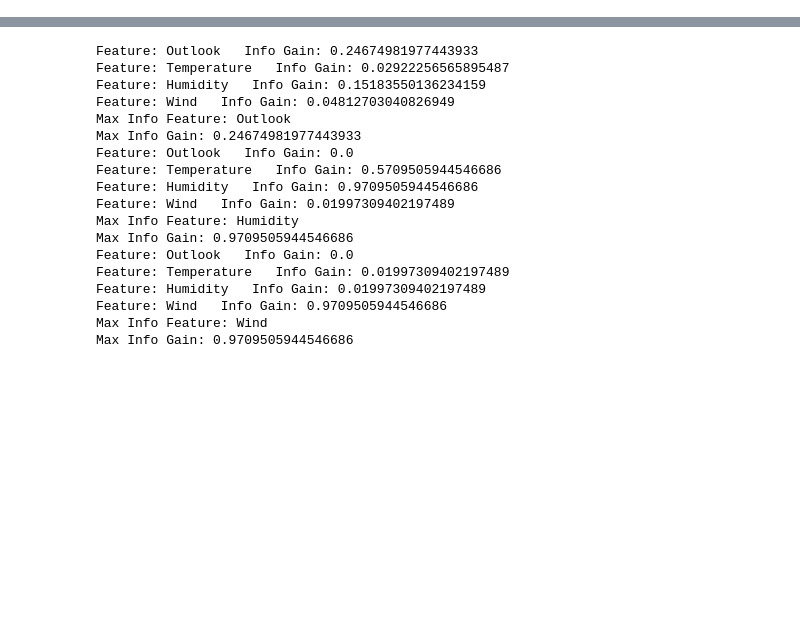
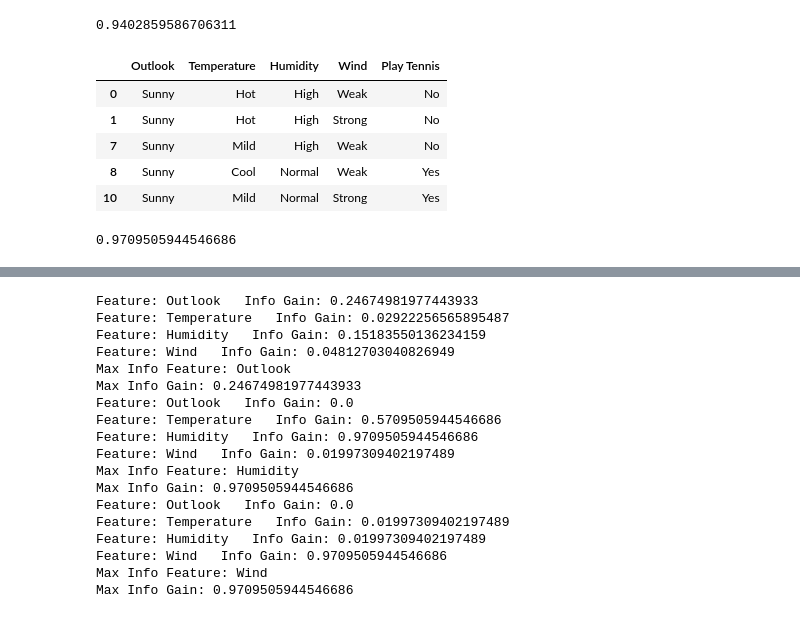
Before and after one commit to machadojohn/HW1, a Jupyter notebook: src/olijnyk/homework 1 decision tree v3.ipynb, the cells around one changed output, grey strips where cells are left out. Cells and saved outputs as stored; diff of their text form; code cells hidden in the pictures; blank space fills up the shorter version.

```diff
--- a/src/olijnyk/homework 1 decision tree v3.ipynb
+++ b/src/olijnyk/homework 1 decision tree v3.ipynb
@@ -170,0 +64,10 @@ root, train_data_sub = generate_sub_tree(most_info_feature, most_info_gain, trai
+# %%
+#now lets calculate the total entropy of the data set
+label_string='Play Tennis' #name of pandas label i.e. output column for the supervised learning
+label_class_list = ['Yes', 'No'] #set of possible values of the label as seen from the data set above
+
+total_entropy = calc_total_entropy(train_data_set, label_string, label_class_list )
+total_entropy
+#we see this value matches the value that is calculated by hand
+# %% [output]
+0.9402859586706311
@@ -170,0 +100,18 @@ root, train_data_sub = generate_sub_tree(most_info_feature, most_info_gain, trai
+# %%
+#here we demonstrate the algorithm by selecting a the Outlook feature with class of Sunny.
+# We create a data frame with only those rows where Outlook is sunny
+feature_values = train_data_set[train_data_set["Outlook"] == "Sunny"]
+feature_values
+# %% [output]
+|  | Outlook | Temperature | Humidity | Wind | Play Tennis |
+| 0 | Sunny | Hot | High | Weak | No |
+| 1 | Sunny | Hot | High | Strong | No |
+| 7 | Sunny | Mild | High | Weak | No |
+| 8 | Sunny | Cool | Normal | Weak | Yes |
+| 10 | Sunny | Mild | Normal | Strong | Yes |
+# %%
+#now calculate the entropy of Outlook is Sunny
+calc_entropy(feature_values, label_string, label_class_list)
+#this matches the hand calculated value
+# %% [output]
+0.9709505944546686
```
Also changed, not shown: parts of 48 cells of this notebook, 1 other file.
